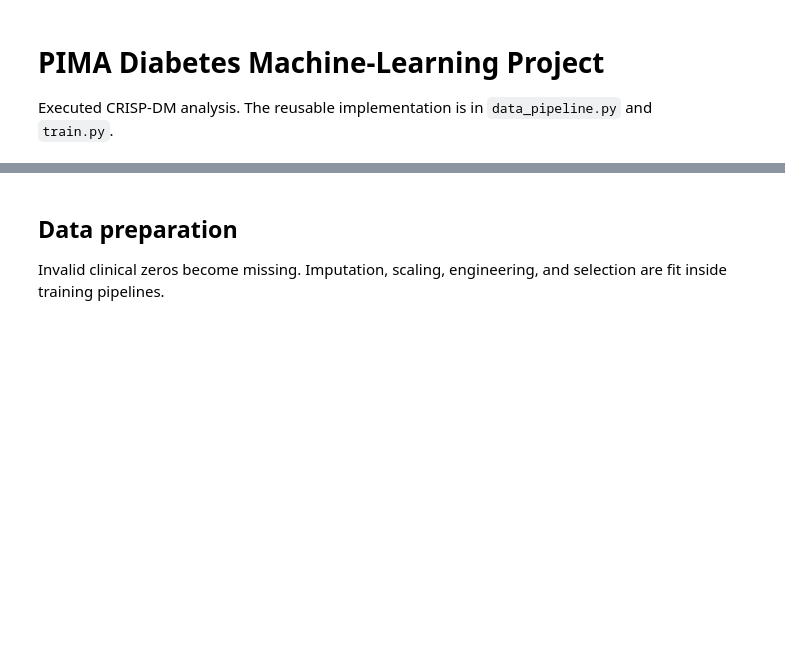
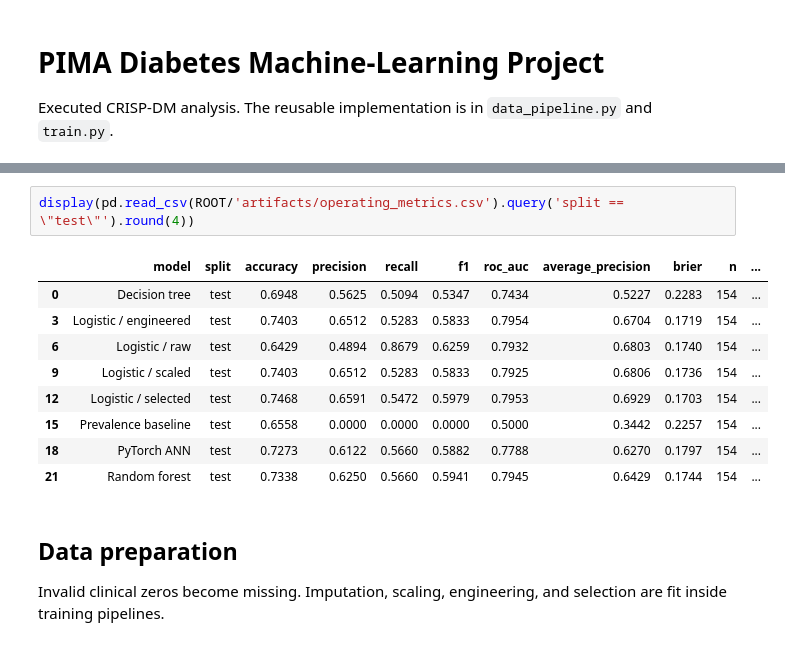
Before and after one commit to KAI-UTP/ML-Porject_PIMA-Diabetes, a Jupyter notebook: notebooks/PIMA_Diabetes_Project.ipynb, the cells around one changed output, grey strips where cells are left out. Saved outputs shown, nothing was run; the diff lists cells and outputs as text; blank space fills up the shorter version.

```diff
--- a/notebooks/PIMA_Diabetes_Project.ipynb
+++ b/notebooks/PIMA_Diabetes_Project.ipynb
@@ -27,3 +171,15 @@ display(d.describe(include='all'))
+# %%
+display(pd.read_csv(ROOT/'artifacts/operating_metrics.csv').query('split == \"test\"').round(4))
+# %% [output]
+|  | model | split | accuracy | precision | recall | f1 | roc_auc | average_precision | brier | n | ... |
+| 0 | Decision tree | test | 0.6948 | 0.5625 | 0.5094 | 0.5347 | 0.7434 | 0.5227 | 0.2283 | 154 | ... |
+| 3 | Logistic / engineered | test | 0.7403 | 0.6512 | 0.5283 | 0.5833 | 0.7954 | 0.6704 | 0.1719 | 154 | ... |
+| 6 | Logistic / raw | test | 0.6429 | 0.4894 | 0.8679 | 0.6259 | 0.7932 | 0.6803 | 0.1740 | 154 | ... |
+| 9 | Logistic / scaled | test | 0.7403 | 0.6512 | 0.5283 | 0.5833 | 0.7925 | 0.6806 | 0.1736 | 154 | ... |
+| 12 | Logistic / selected | test | 0.7468 | 0.6591 | 0.5472 | 0.5979 | 0.7953 | 0.6929 | 0.1703 | 154 | ... |
+| 15 | Prevalence baseline | test | 0.6558 | 0.0000 | 0.0000 | 0.0000 | 0.5000 | 0.3442 | 0.2257 | 154 | ... |
+| 18 | PyTorch ANN | test | 0.7273 | 0.6122 | 0.5660 | 0.5882 | 0.7788 | 0.6270 | 0.1797 | 154 | ... |
+| 21 | Random forest | test | 0.7338 | 0.6250 | 0.5660 | 0.5941 | 0.7945 | 0.6429 | 0.1744 | 154 | ... |
 # %% [markdown]
 ## Data preparation
 
```
Also changed, not shown: parts of 6 cells of this notebook, 16 other files.
